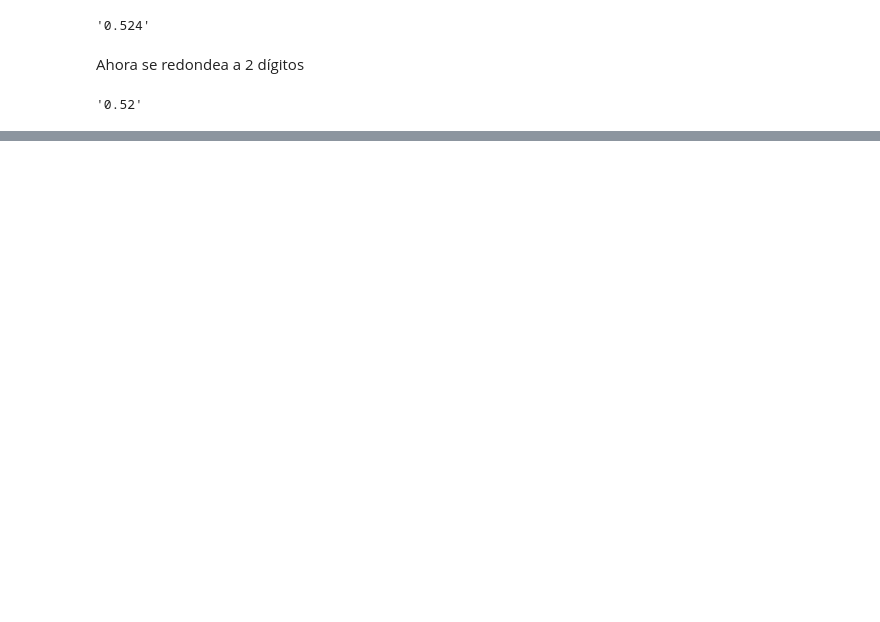
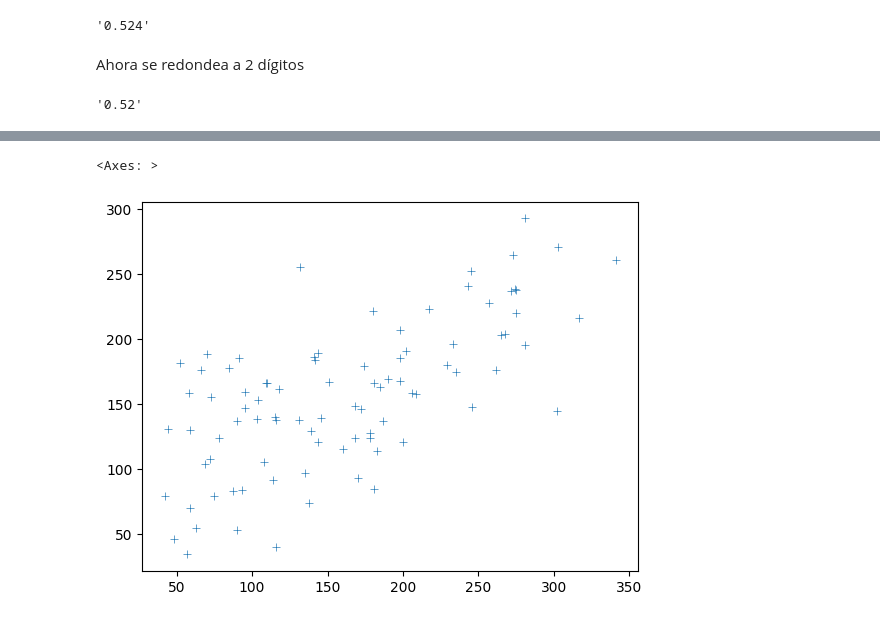
Before and after one commit to jdmartinezrs/K-NN_MODEL_KM_VEHICLE_PREDICTION, a Jupyter notebook: linearRegression.ipynb, the cells around one changed output, grey strips where cells are left out. Cells and saved outputs as stored; diff of their text form; code cells hidden in the pictures; blank space fills up the shorter version.

```diff
--- a/linearRegression.ipynb
+++ b/linearRegression.ipynb
@@ -167,0 +227,5 @@ Ahora se redondea a 2 dígitos
+# %%
+sns.scatterplot(x=Y_test, y=Y_pred, marker ="+")
+# %% [output]
+<Axes: >
+[figure, added]
```
Also changed, not shown: parts of 9 cells of this notebook.
